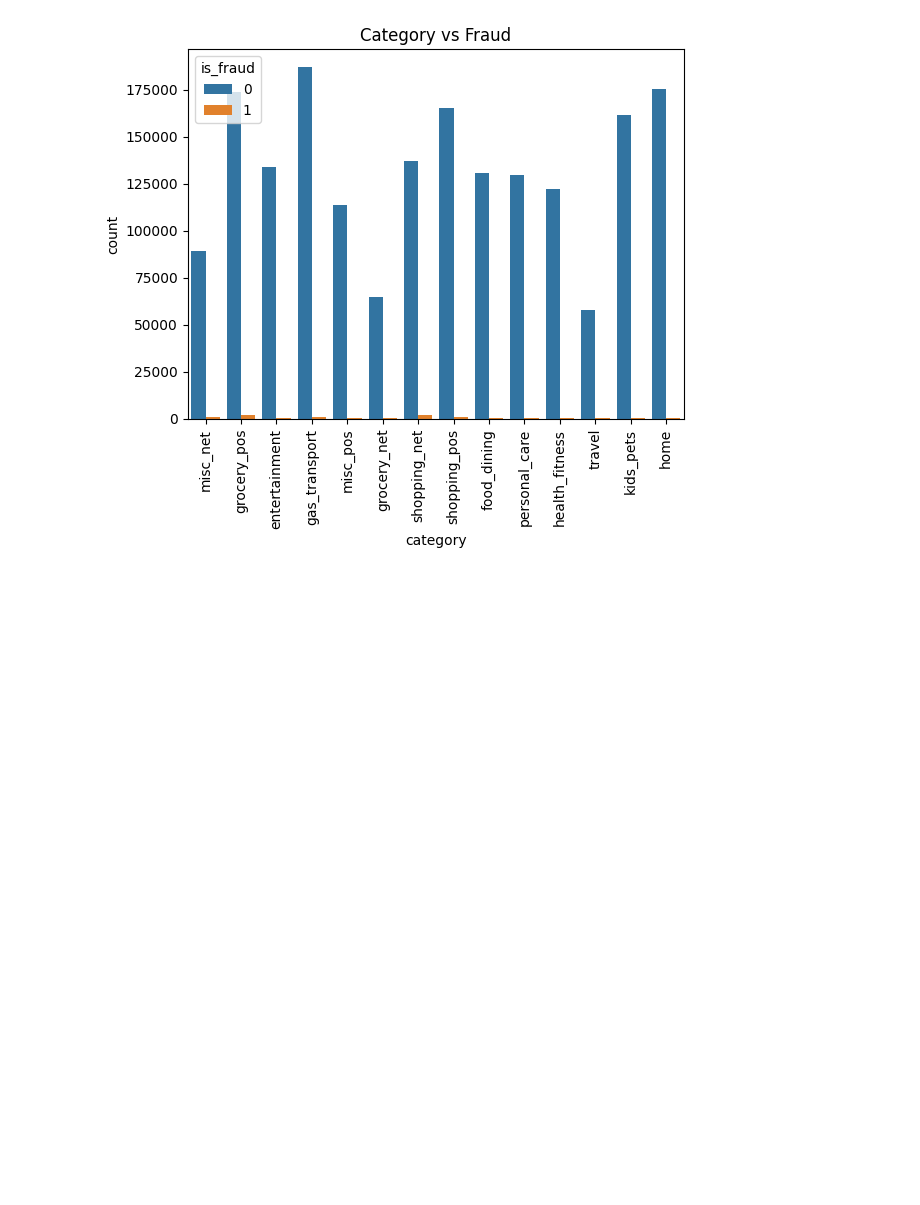
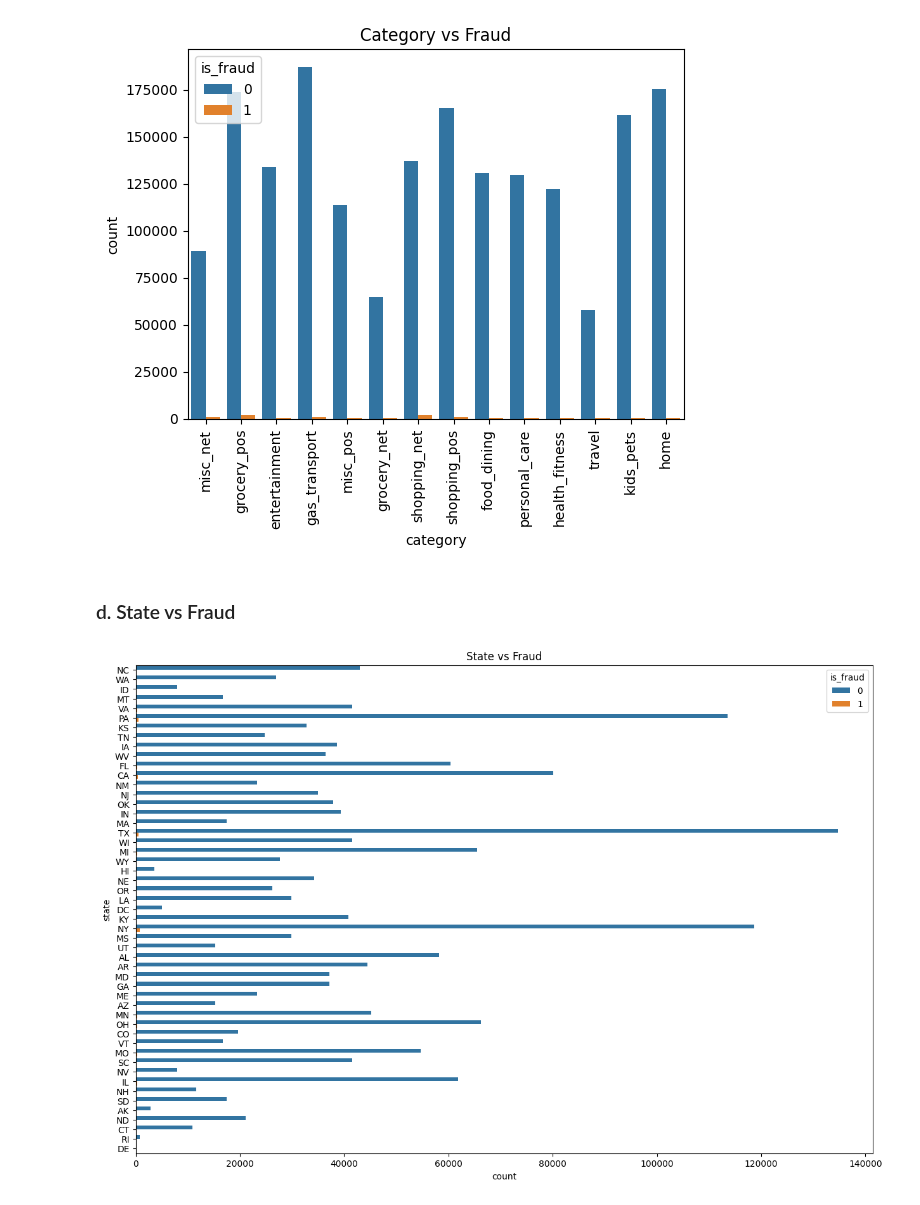
Before and after one commit to arthuralbarelli/ml-credit-card-fraud-detection, a Jupyter notebook: notebooks/credit_card_fraud_exploratory_analysis.ipynb, the cells around one changed output. Cells and saved outputs as stored; diff of their text form; code cells hidden in the pictures; blank space fills up the shorter version.

Commit message:
feat(notebooks): Add bar plot of state vs fraud

```diff
--- a/notebooks/credit_card_fraud_exploratory_analysis.ipynb
+++ b/notebooks/credit_card_fraud_exploratory_analysis.ipynb
@@ -212,3 +212,12 @@ plt.xticks(rotation=90)
 plt.show()
 # %% [output]
 [figure]
+# %% [markdown]
+### d. State vs Fraud
+# %%
+plt.figure(figsize=(15,10))
+sns.countplot(y='state', hue='is_fraud', data=fraud_data)
+plt.title("State vs Fraud")
+plt.show()
+# %% [output]
+[figure, added]
```
Also changed, not shown: 1 other file.
